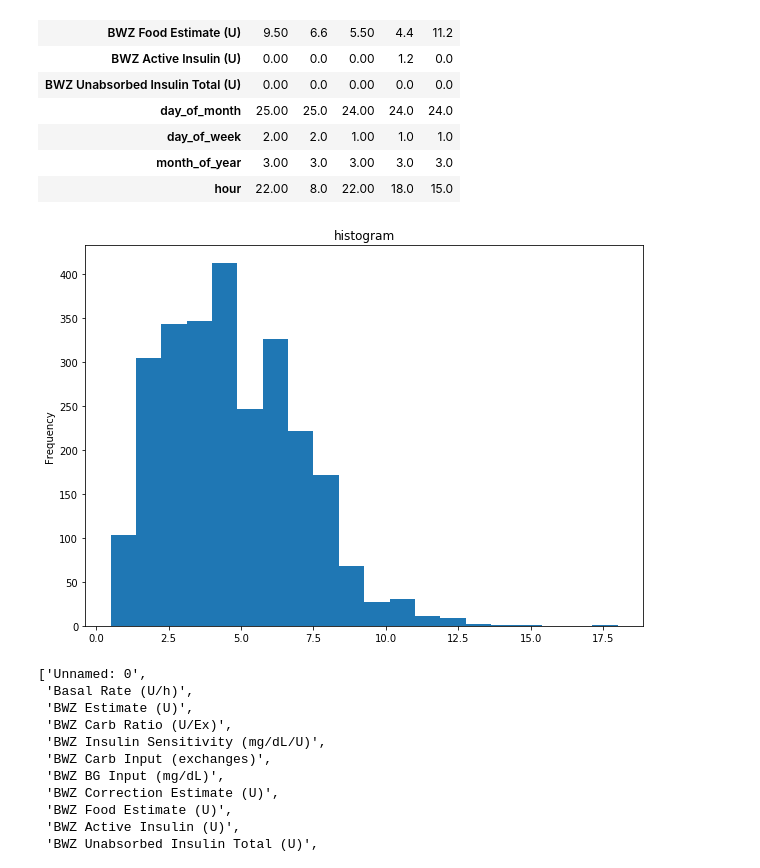
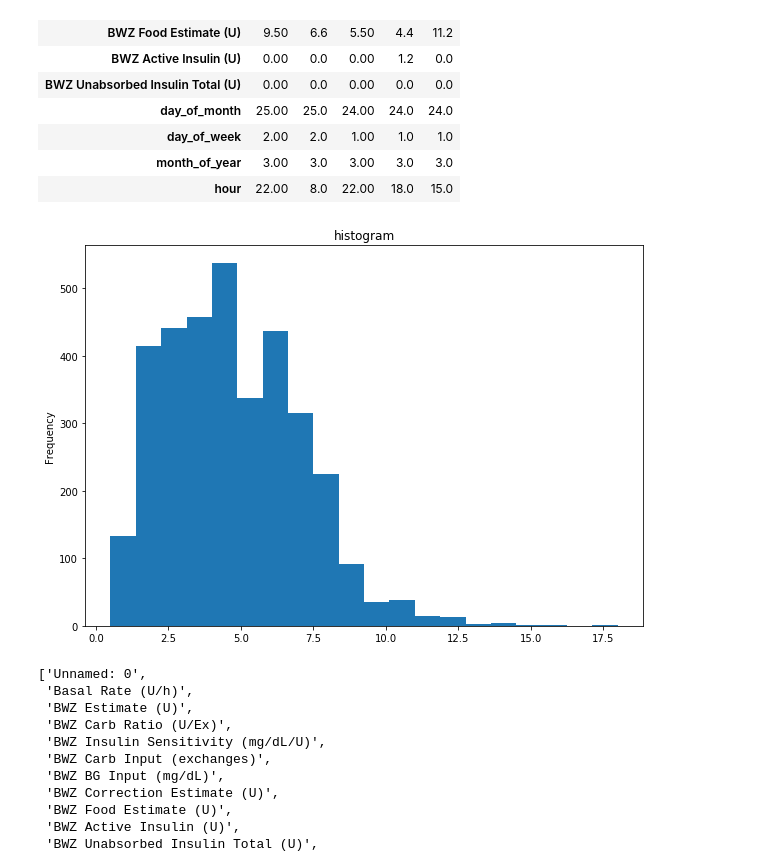
Before and after one commit to Emilioiron/Proyecto_final_Emilio, a Jupyter notebook: notebooks/model_ML_LinearR.ipynb, the cells around one changed output. Saved outputs shown, nothing was run; the diff lists cells and outputs as text; code cells hidden in the pictures.

```diff
--- a/notebooks/model_ML_LinearR.ipynb
+++ b/notebooks/model_ML_LinearR.ipynb
@@ -30,9 +30,9 @@ bomba_data.head().T
 | month_of_year | 3.00 | 3.0 | 3.00 | 3.0 | 3.0 |
 | hour | 22.00 | 8.0 | 22.00 | 18.0 | 15.0 |
 # %%
-bomba_train['BWZ Estimate (U)'].plot(kind='hist', bins=20, title='histogram', figsize=(10, 7));
+bomba_data['BWZ Estimate (U)'].plot(kind='hist', bins=20, title='histogram', figsize=(10, 7));
 # %% [output]
-[figure, old version]
+[figure, new version]
 # %%
 bomba_data.columns.tolist()
 # %% [output]
```
Also changed, not shown: parts of 11 cells of this notebook, 3 other files.
